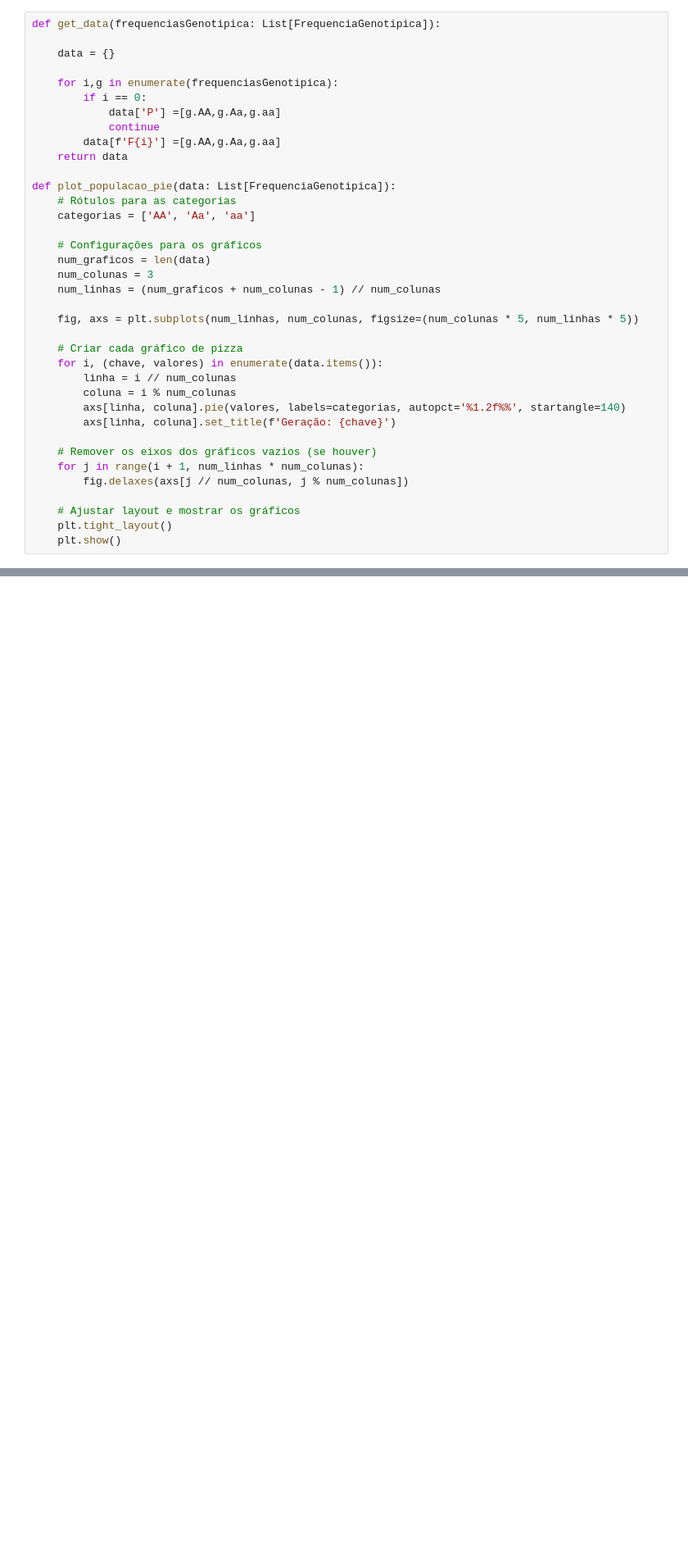
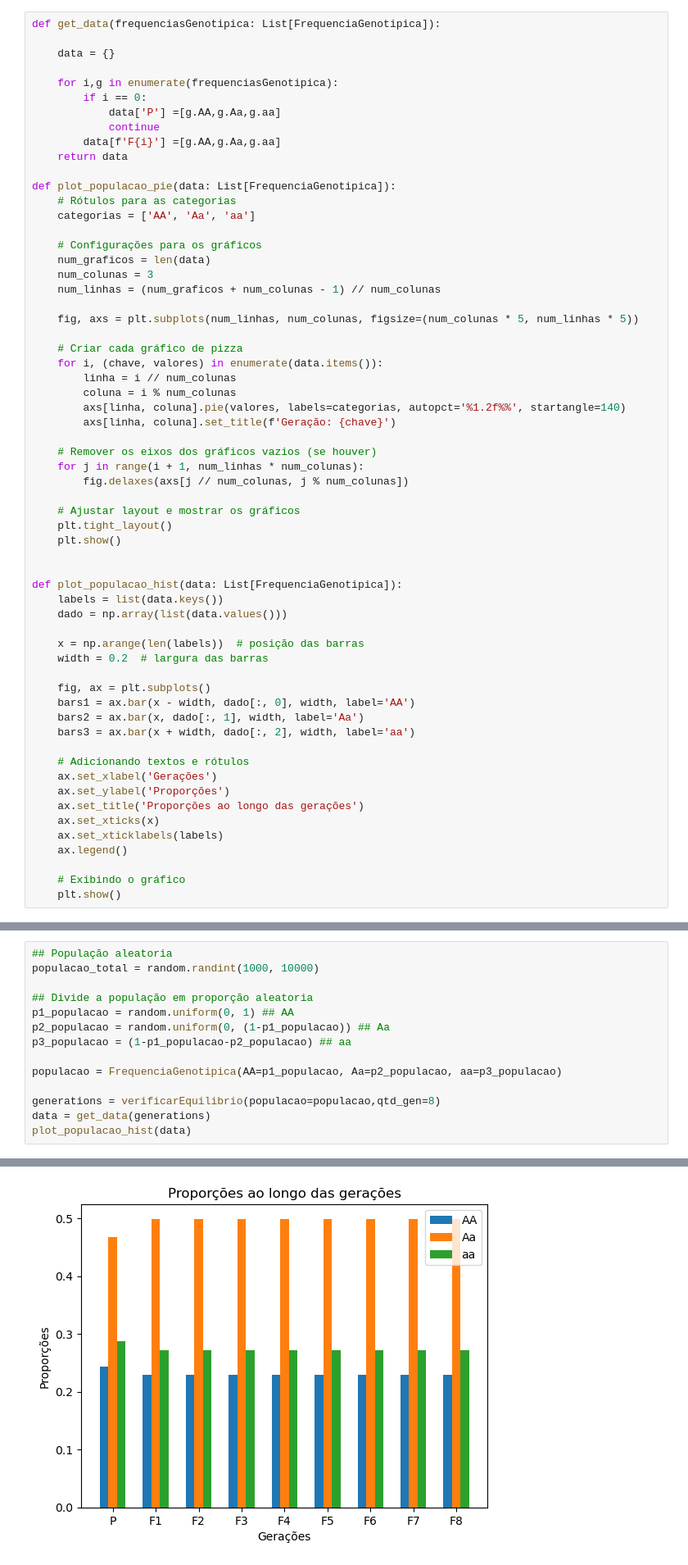
Before and after one commit to felipecantalice-dev/genetica_populacional_equilibrio, a Jupyter notebook: equilibrio_de.ipynb, the cells around one changed output, grey strips where cells are left out. Shown at 82% size. Cells and saved outputs as stored; diff of their text form; blank space fills up the shorter version.

Commit message:
UPDATE: visualização da distribuição em histograma

```diff
--- a/equilibrio_de.ipynb
+++ b/equilibrio_de.ipynb
@@ -103,6 +106,30 @@ def plot_populacao_pie(data: List[FrequenciaGenotipica]):
     # Ajustar layout e mostrar os gráficos
     plt.tight_layout()
     plt.show()
+
+
+def plot_populacao_hist(data: List[FrequenciaGenotipica]):
+    labels = list(data.keys())
+    dado = np.array(list(data.values()))
+
+    x = np.arange(len(labels))  # posição das barras
+    width = 0.2  # largura das barras
+
+    fig, ax = plt.subplots()
+    bars1 = ax.bar(x - width, dado[:, 0], width, label='AA')
+    bars2 = ax.bar(x, dado[:, 1], width, label='Aa')
+    bars3 = ax.bar(x + width, dado[:, 2], width, label='aa')
+
+    # Adicionando textos e rótulos
+    ax.set_xlabel('Gerações')
+    ax.set_ylabel('Proporções')
+    ax.set_title('Proporções ao longo das gerações')
+    ax.set_xticks(x)
+    ax.set_xticklabels(labels)
+    ax.legend()
+
+    # Exibindo o gráfico
+    plt.show()
 # %% [markdown]
 ## Casos
 # %%
@@ -136,3 +163,18 @@ FrequenciaAlelica(A=0.825, a=0.175) FrequenciaGenotipica(AA=0.6806, Aa=0.2887, a
 FrequenciaAlelica(A=0.8249, a=0.1749) FrequenciaGenotipica(AA=0.6805, Aa=0.2886, aa=0.0306)
 FrequenciaAlelica(A=0.8248, a=0.1749) FrequenciaGenotipica(AA=0.6803, Aa=0.2885, aa=0.0306)
 [figure]
+# %%
+## População aleatoria
+populacao_total = random.randint(1000, 10000)
+
+## Divide a população em proporção aleatoria
+p1_populacao = random.uniform(0, 1) ## AA
+p2_populacao = random.uniform(0, (1-p1_populacao)) ## Aa
+p3_populacao = (1-p1_populacao-p2_populacao) ## aa
+
+populacao = FrequenciaGenotipica(AA=p1_populacao, Aa=p2_populacao, aa=p3_populacao)
+
+generations = verificarEquilibrio(populacao=populacao,qtd_gen=8)
+data = get_data(generations)
+plot_populacao_hist(data)
+# %% [output]
@@ -138,0 +189 @@ FrequenciaAlelica(A=0.8248, a=0.1749) FrequenciaGenotipica(AA=0.6803, Aa=0.2885,
+[figure, added]
```
Also changed, not shown: parts of 3 cells of this notebook.
